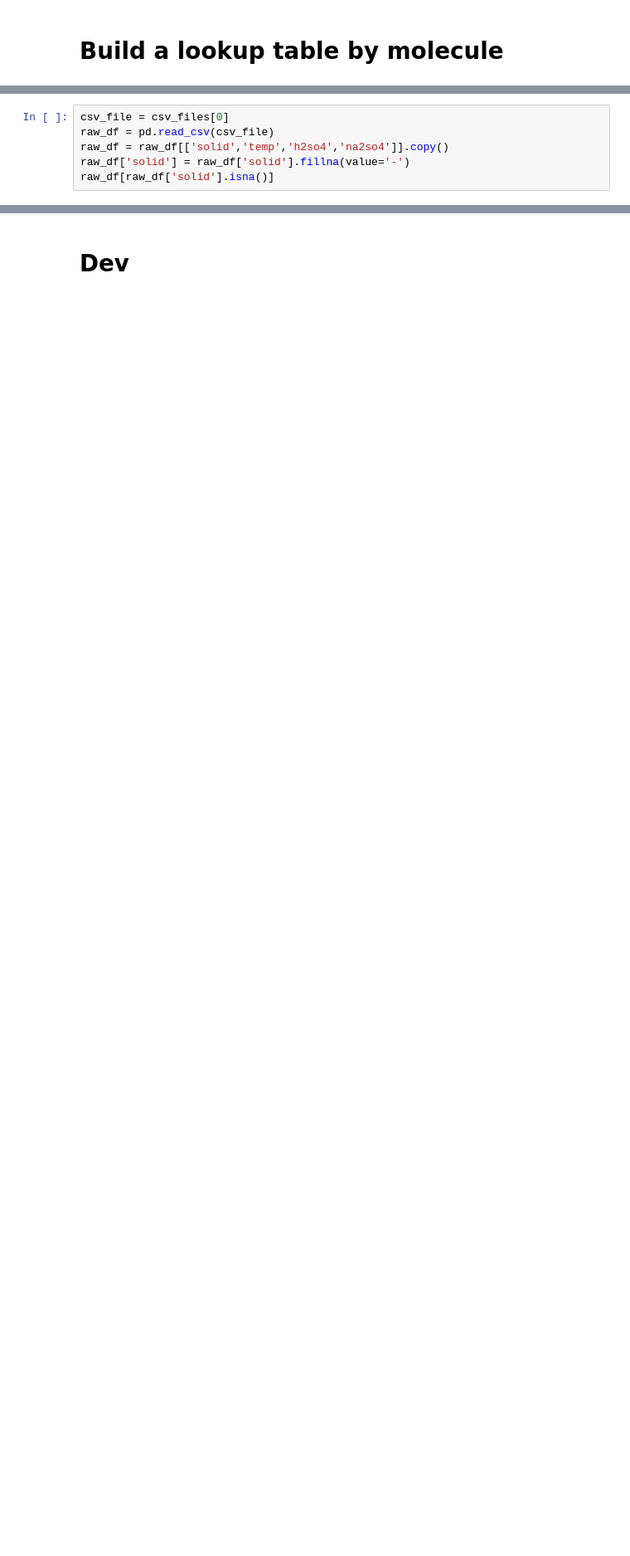
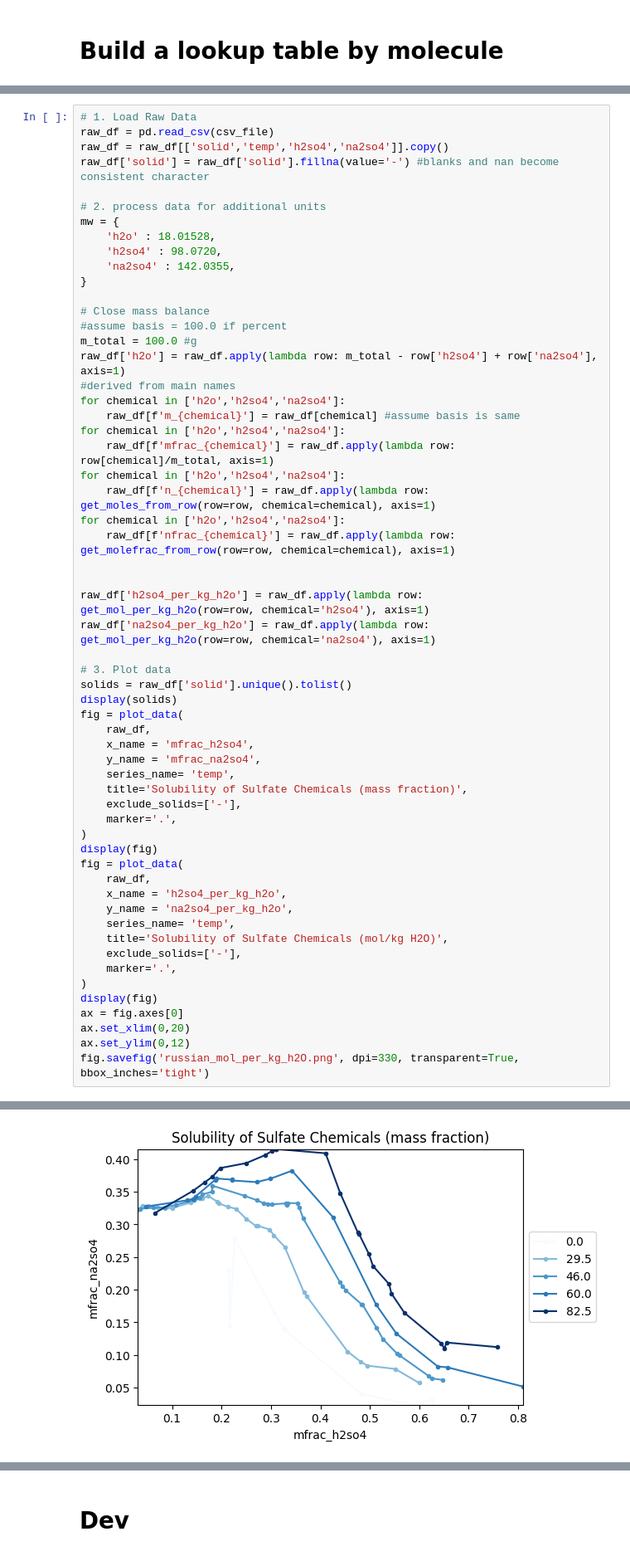
Before and after one commit to NicholasGrundl/bizwiz, a Jupyter notebook: notebooks/SolubilityInterpolation.ipynb, the cells around one changed output, grey strips where cells are left out. Shown at 83% size. Cells and saved outputs as stored; diff of their text form; blank space fills up the shorter version.

Commit message:
feat: initial proposal for solubility

```diff
--- a/notebooks/SolubilityInterpolation.ipynb
+++ b/notebooks/SolubilityInterpolation.ipynb
@@ -93,7 +203,59 @@ display(csv_files)
 # %%
-csv_file = csv_files[0]
+# 1. Load Raw Data
 raw_df = pd.read_csv(csv_file)
 raw_df = raw_df[['solid','temp','h2so4','na2so4']].copy()
-raw_df['solid'] = raw_df['solid'].fillna(value='-')
-raw_df[raw_df['solid'].isna()]
+raw_df['solid'] = raw_df['solid'].fillna(value='-') #blanks and nan become consistent character
+
+# 2. process data for additional units
+mw = {
+    'h2o' : 18.01528,
+    'h2so4' : 98.0720,
+    'na2so4' : 142.0355,
+}
+
+# Close mass balance
+#assume basis = 100.0 if percent
+m_total = 100.0 #g
+raw_df['h2o'] = raw_df.apply(lambda row: m_total - row['h2so4'] + row['na2so4'], axis=1)
+#derived from main names
+for chemical in ['h2o','h2so4','na2so4']:
+    raw_df[f'm_{chemical}'] = raw_df[chemical] #assume basis is same
+for chemical in ['h2o','h2so4','na2so4']:
+    raw_df[f'mfrac_{chemical}'] = raw_df.apply(lambda row: row[chemical]/m_total, axis=1)
+for chemical in ['h2o','h2so4','na2so4']:
+    raw_df[f'n_{chemical}'] = raw_df.apply(lambda row: get_moles_from_row(row=row, chemical=chemical), axis=1)
+for chemical in ['h2o','h2so4','na2so4']:
+    raw_df[f'nfrac_{chemical}'] = raw_df.apply(lambda row: get_molefrac_from_row(row=row, chemical=chemical), axis=1)
+
+
+raw_df['h2so4_per_kg_h2o'] = raw_df.apply(lambda row: get_mol_per_kg_h2o(row=row, chemical='h2so4'), axis=1)
+raw_df['na2so4_per_kg_h2o'] = raw_df.apply(lambda row: get_mol_per_kg_h2o(row=row, chemical='na2so4'), axis=1)
+
+# 3. Plot data
+solids = raw_df['solid'].unique().tolist()
+display(solids)
+fig = plot_data(
+    raw_df,
+    x_name = 'mfrac_h2so4',
+    y_name = 'mfrac_na2so4',
+    series_name= 'temp',
+    title='Solubility of Sulfate Chemicals (mass fraction)',
+    exclude_solids=['-'],
+    marker='.',
+)
+display(fig)
+fig = plot_data(
+    raw_df,
+    x_name = 'h2so4_per_kg_h2o',
+    y_name = 'na2so4_per_kg_h2o',
+    series_name= 'temp',
+    title='Solubility of Sulfate Chemicals (mol/kg H2O)',
+    exclude_solids=['-'],
+    marker='.',
+)
+display(fig)
+ax = fig.axes[0]
+ax.set_xlim(0,20)
+ax.set_ylim(0,12)
+fig.savefig('russian_mol_per_kg_h2O.png', dpi=330, transparent=True, bbox_inches='tight')
 # %% [output]
@@ -100,0 +269 @@ raw_df[raw_df['solid'].isna()]
+[figure, added]
```
Also changed, not shown: parts of 13 cells of this notebook, 1 other file.
